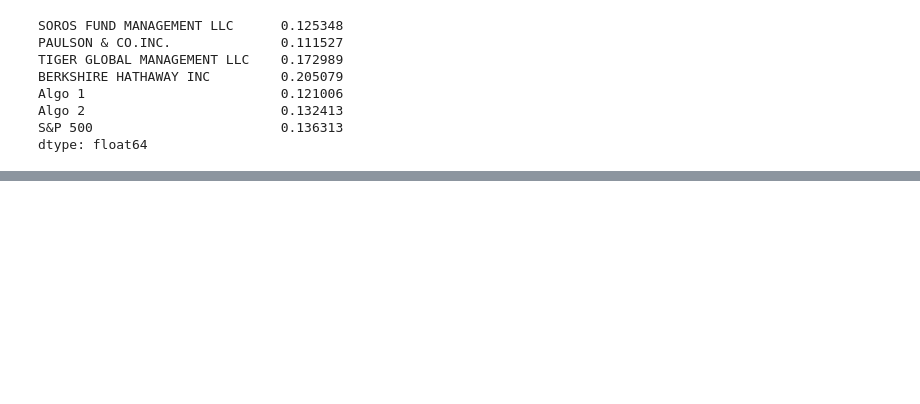
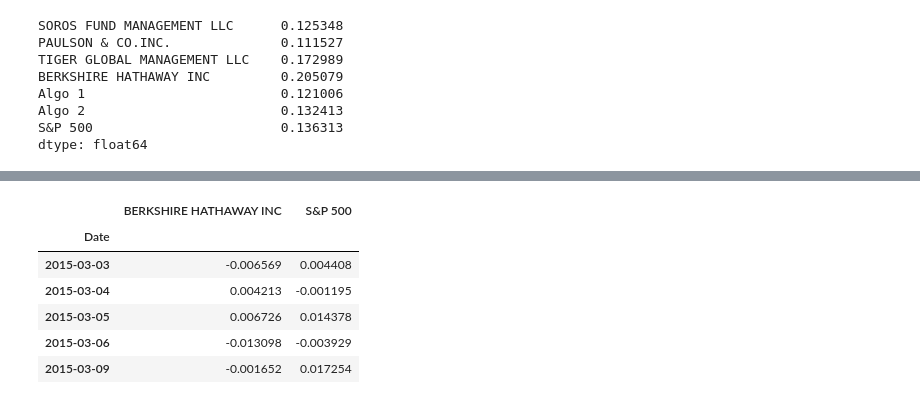
Before and after one commit to ceronini/python-homework, a Jupyter notebook: Whale_Analysis/whale_analysis.ipynb, the cells around one changed output, grey strips where cells are left out. Saved outputs shown, nothing was run; the diff lists cells and outputs as text; code cells hidden in the pictures; blank space fills up the shorter version.

```diff
--- a/Whale_Analysis/whale_analysis.ipynb
+++ b/Whale_Analysis/whale_analysis.ipynb
@@ -219,0 +261,18 @@ dtype: float64
+# %%
+# Concatenate all DataFrames into a single DataFrame
+
+indexed_returns = pd.concat([bk_return, snp_return], axis="columns", join="inner")
+
+# Sort datetime index in ascending order (past to present)
+indexed_returns.sort_index(inplace=True)
+
+# Display a few rows
+indexed_returns.head()
+# %% [output]
+|  | BERKSHIRE HATHAWAY INC | S&P 500 |
+| Date |  |  |
+| 2015-03-03 | -0.006569 | 0.004408 |
+| 2015-03-04 | 0.004213 | -0.001195 |
+| 2015-03-05 | 0.006726 | 0.014378 |
+| 2015-03-06 | -0.013098 | -0.003929 |
+| 2015-03-09 | -0.001652 | 0.017254 |
```
Also changed, not shown: parts of 7 cells of this notebook, 11 other files.
